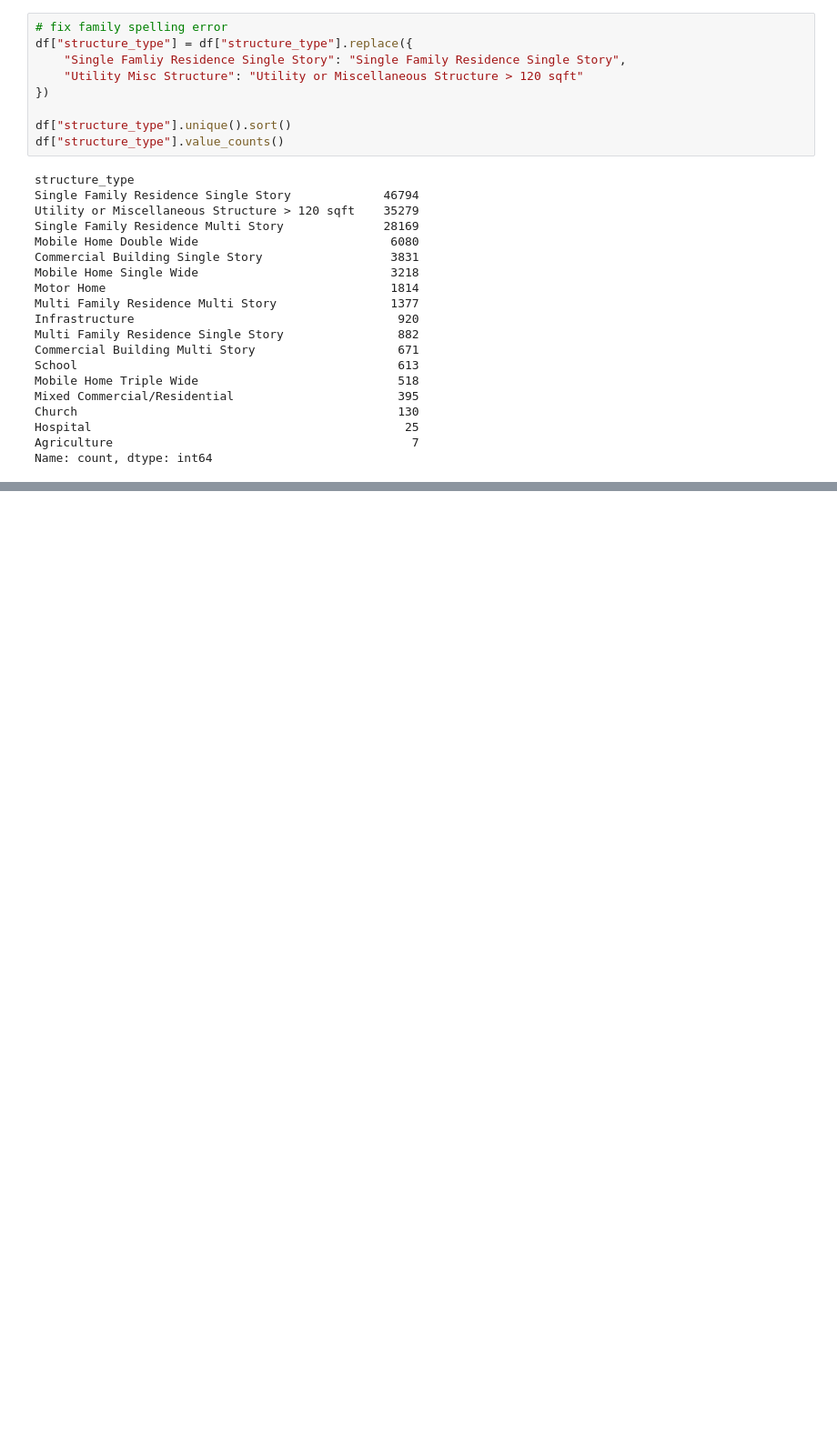
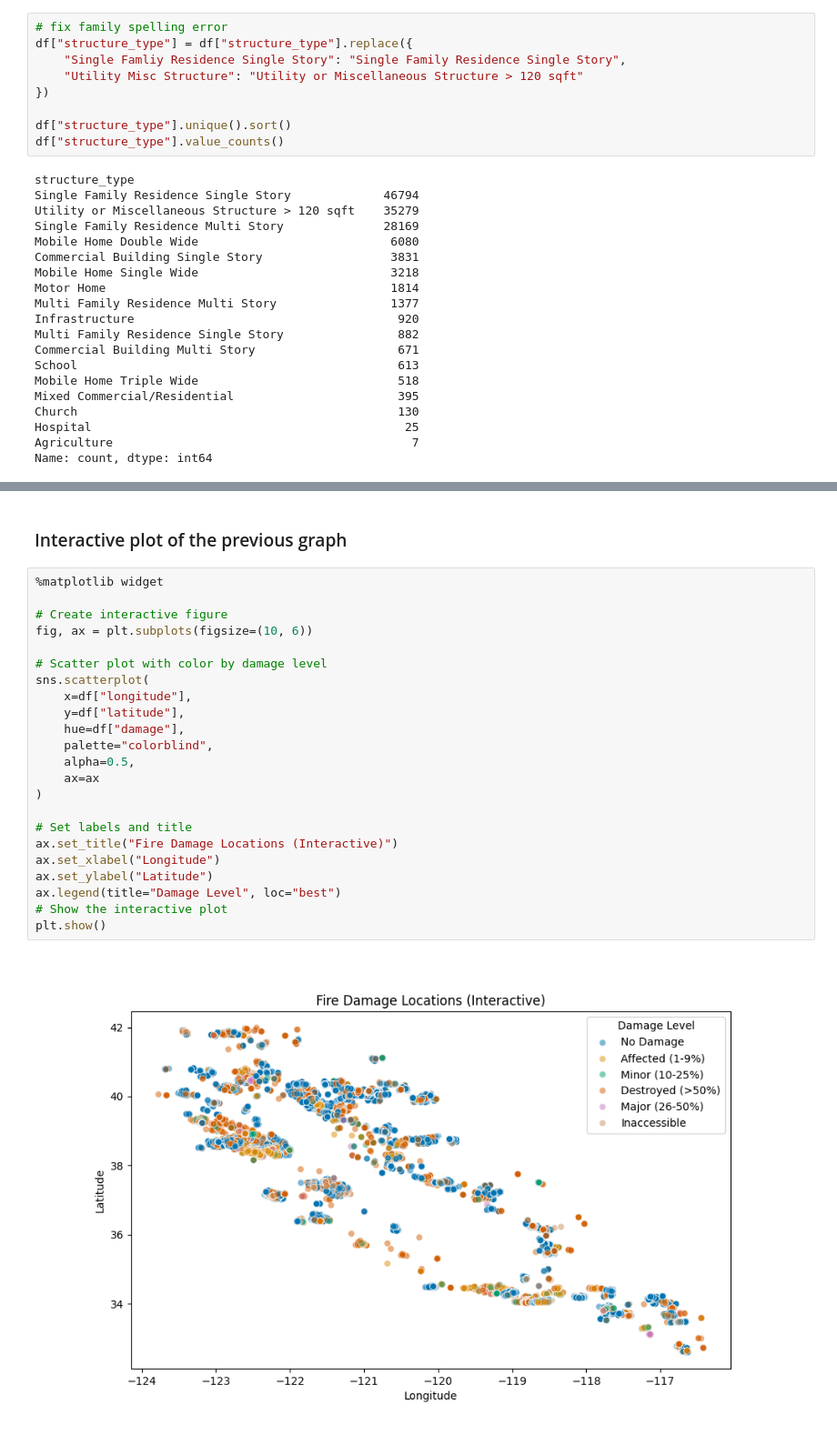
Before and after one commit to manzim/CA_Fire_Impact_Analysis, a Jupyter notebook: scripts/dataset_damage_analysis.ipynb, the cells around one changed output, grey strips where cells are left out. Shown at 91% size. Saved outputs shown, nothing was run; the diff lists cells and outputs as text; blank space fills up the shorter version.

```diff
--- a/scripts/dataset_damage_analysis.ipynb
+++ b/scripts/dataset_damage_analysis.ipynb
@@ -71,0 +146,27 @@ Name: count, dtype: int64
+# %% [markdown]
+### Interactive plot of the previous graph
+# %%
+%matplotlib widget
+
+# Create interactive figure
+fig, ax = plt.subplots(figsize=(10, 6))
+
+# Scatter plot with color by damage level
+sns.scatterplot(
+    x=df["longitude"],
+    y=df["latitude"],
+    hue=df["damage"],
+    palette="colorblind",
+    alpha=0.5,
+    ax=ax
+)
+
+# Set labels and title
+ax.set_title("Fire Damage Locations (Interactive)")
+ax.set_xlabel("Longitude")
+ax.set_ylabel("Latitude")
+ax.legend(title="Damage Level", loc="best")
+# Show the interactive plot
+plt.show()
+# %% [output]
+[figure, added]
```
Also changed, not shown: parts of 27 cells of this notebook, 4 other files.
